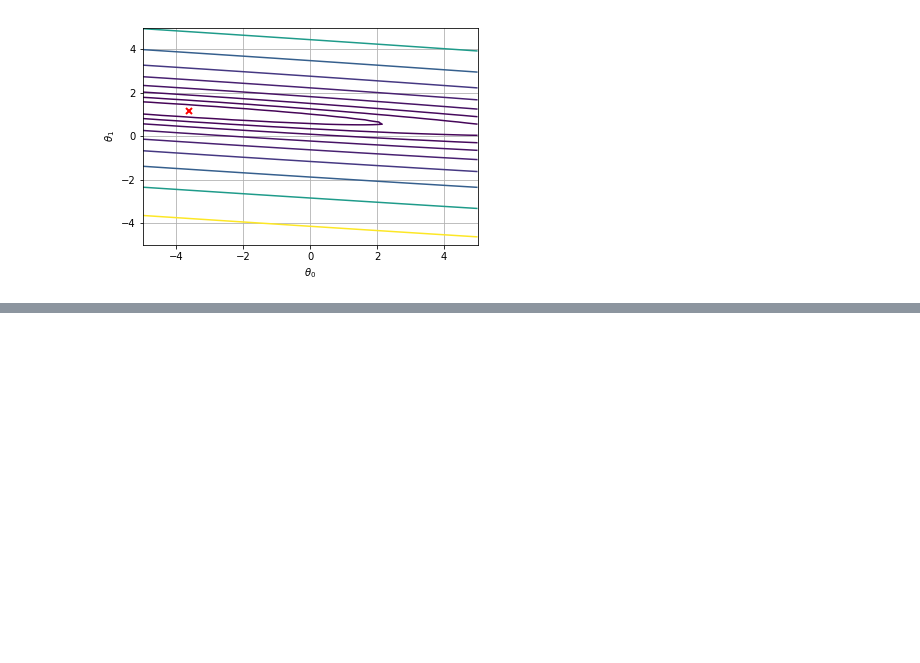
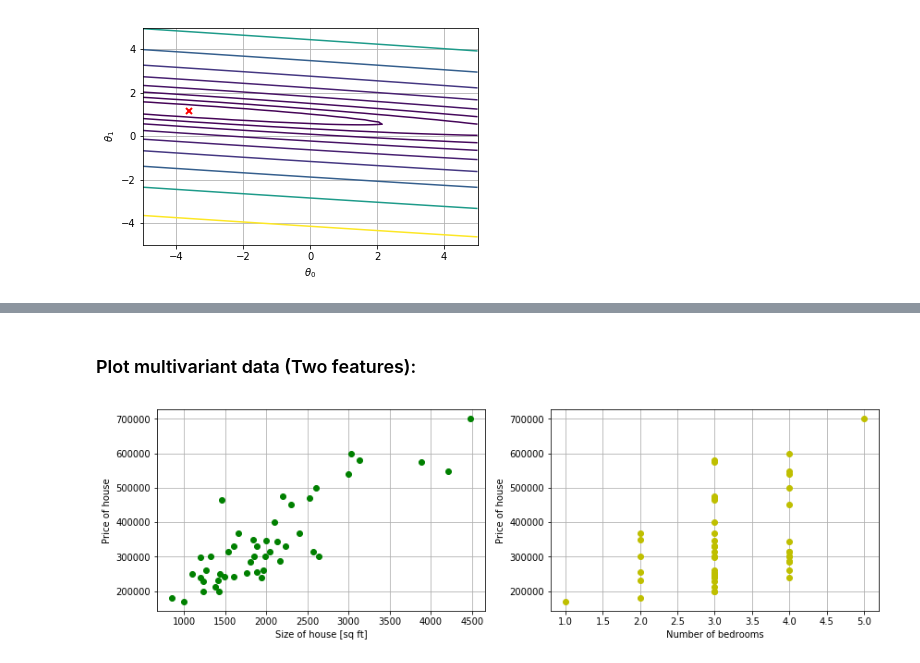
Before and after one commit to AnelMusic/Machine-Learning-Jupyter-Notebook, a Jupyter notebook: ML_Notebooks/LinerRegression/ML_LinearRegression.ipynb, the cells around one changed output, grey strips where cells are left out. Drawn from its saved outputs; the diff is of its cells as text; code cells hidden in the pictures; blank space fills up the shorter version.

```diff
--- a/ML_Notebooks/LinerRegression/ML_LinearRegression.ipynb
+++ b/ML_Notebooks/LinerRegression/ML_LinearRegression.ipynb
@@ -233,0 +259,6 @@ plt.show()
+# %%
+data = np.loadtxt('ex1data2.txt', delimiter=',')
+x, y = data[:,:-1], data[:,-1]
+x_feature_1 = x[:,0]
+x_feature_2 = x[:,1]
+m = len(y)
@@ -233,0 +284,16 @@ plt.show()
+# %% [markdown]
+### Plot multivariant data (Two features):
+# %%
+figure, ax = plt.subplots(1, 2, figsize=(14,4))
+
+ax[0].plot(x_feature_1, y, 'o', color='g')
+ax[0].set_xlabel(r'Size of house [sq ft]')
+ax[0].set_ylabel(r'Price of house')
+ax[0].grid()
+
+ax[1].plot(x_feature_2, y, 'o', color='y')
+ax[1].set_xlabel(r'Number of bedrooms')
+ax[1].set_ylabel(r'Price of house')
+ax[1].grid()
+# %% [output]
+[figure, added]
```
Also changed, not shown: parts of 27 cells of this notebook.
